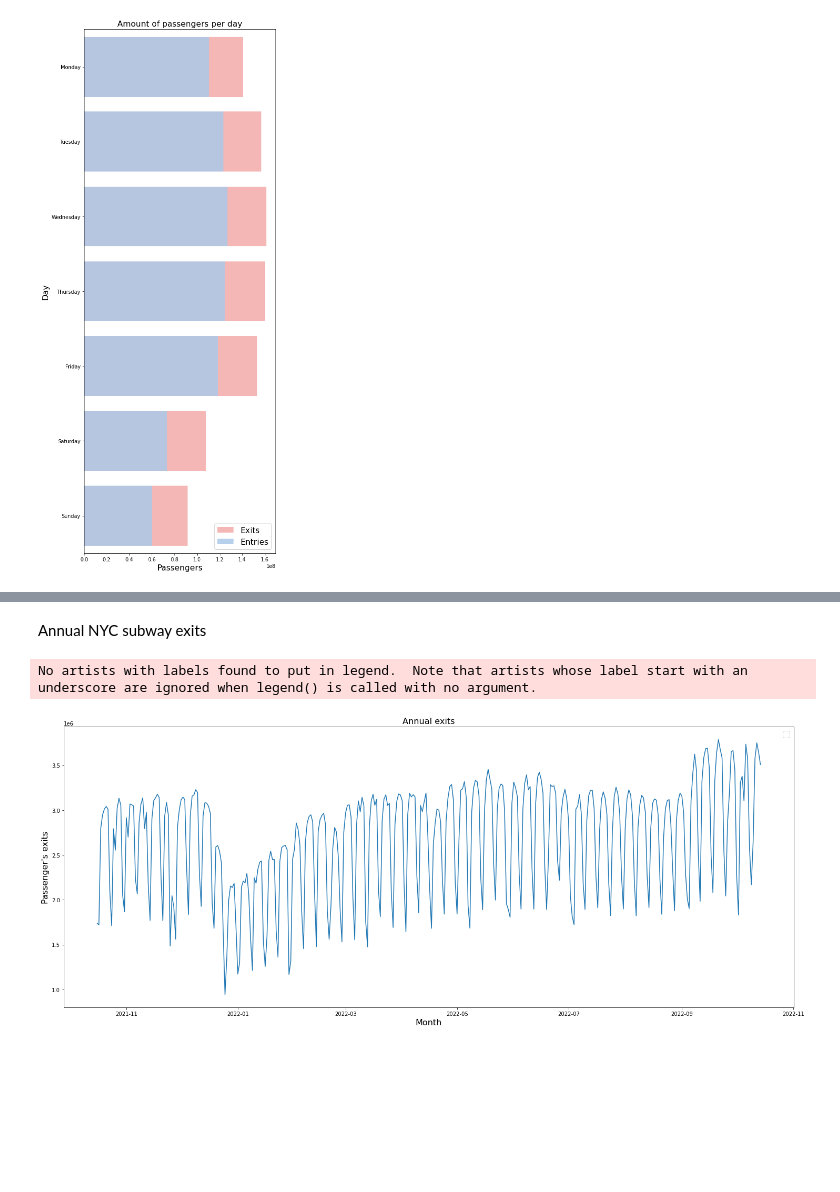
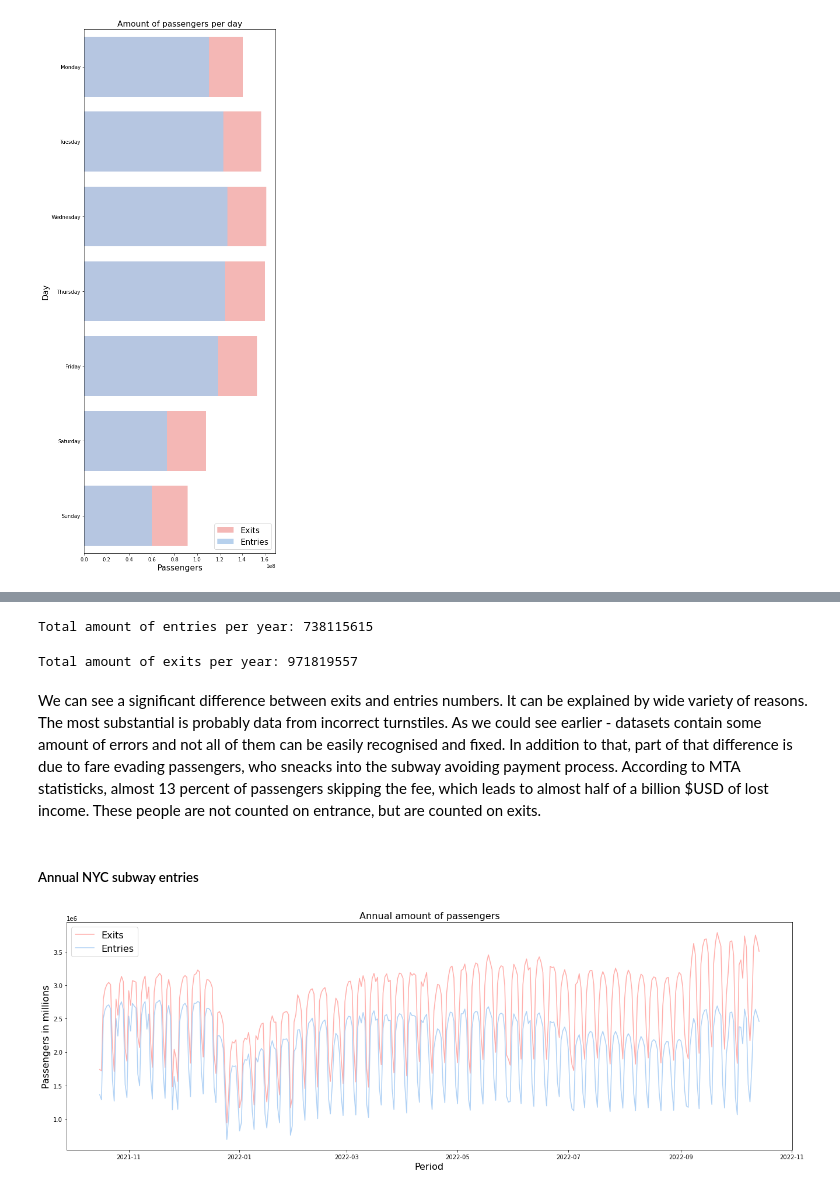
Before and after one commit to lmarett8/nyc_subway_traffic, a Jupyter notebook: notebooks/02_Gleb_EDA.ipynb, the cells around one changed output, grey strips where cells are left out. Cells and saved outputs as stored; diff of their text form; code cells hidden in the pictures; blank space fills up the shorter version.

```diff
--- a/notebooks/02_Gleb_EDA.ipynb
+++ b/notebooks/02_Gleb_EDA.ipynb
@@ -7,7 +7,9 @@ pd.set_option('display.max_rows', 1000)
 # %% [markdown]
 Reading CSV and setting timeseries as index
 # %%
-df=pd.read_csv('../data/df_cleaned_year.csv')
+#read CSV file
+df=pd.read_csv('../data/df_cleaned_year.csv',low_memory=False)
+#set index
 df['datetime'] = pd.to_datetime(df['datetime'])
-df.set_index("datetime",inplace=True)
+df.set_index("datetime",inplace=True);
 # %% [markdown]
@@ -118,18 +124,32 @@ df["exits_abs"].sum()
-# %% [markdown]
-Annual NYC subway exits
+# %%
+print(f'Total amount of entries per year: {df["entries_abs"].sum()}')
+# %% [output]
+Total amount of entries per year: 738115615
+# %%
+print(f'Total amount of exits per year: {df["exits_abs"].sum()}')
+# %% [output]
+Total amount of exits per year: 971819557
+# %% [markdown]
+We can see a significant difference between exits and entries numbers. It can be explained by wide variety of reasons.
+The most substantial is probably data from incorrect turnstiles. As we could see earlier - datasets contain some amount of errors and not all of them can be easily recognised and fixed. In addition to that, part of that difference is due to fare evading passengers, who sneacks into the subway avoiding payment process. According to MTA statisticks, almost 13 percent of passengers skipping the fee, which leads to almost half of a billion $USD of lost income. These people are not counted on entrance, but are counted on exits.
+# %% [markdown]
+##### Annual NYC subway entries
 # %%
-# Initialize the matplotlib figure
-f, ax = plt.subplots(figsize=(20, 8))
+f, ax = plt.subplots(figsize=(18, 6))
 f.tight_layout()
 # Plot
 kwargs = {'alpha':0.85}
 sns.set_color_codes("pastel")
-sns.lineplot(data = df.groupby(df.index.floor("d")).sum()["exits_abs"],ax=ax)
-ax.set_title("Annual exits",fontsize=16)
-ax.set_xlabel('Month', fontsize = 16)
-ax.set_ylabel("Passenger's exits", fontsize = 16)
+#Creating plot for both exits and exits. Using alpha parameter to set level of transparency
+sns.lineplot(y="exits_abs", x=df.groupby(df.index.floor("d")).sum()[["exits_abs"]].index, data=df.groupby(df.index.floor("d")).sum()[["exits_abs"]],label="Exits", color="r", **kwargs,ax=ax)
+sns.lineplot(y="entries_abs", x=df.groupby(df.index.floor("d")).sum()[["entries_abs"]].index, data=df.groupby(df.index.floor("d")).sum()[["entries_abs"]],label="Entries", color="b",**kwargs)
+#Setting labels
+ax.set_title("Annual amount of passengers",fontsize=16)
+ax.set_xlabel('Period', fontsize = 16)
+ax.set_ylabel("Passengers in millions", fontsize = 16)
+#Showing legend
 ax.legend(fontsize = 16)
-plt.savefig(f"../resources/annual_exits.jpg",bbox_inches="tight")
+#Saving plot
+plt.savefig(f"../resources/annual_combined.jpg",bbox_inches="tight")
 # %% [output]
-No artists with labels found to put in legend.  Note that artists whose label start with an underscore are ignored when legend() is called with no argument.
-[figure, old version]
+[figure, new version]
```
Also changed, not shown: parts of 28 cells of this notebook, 6 other files.
